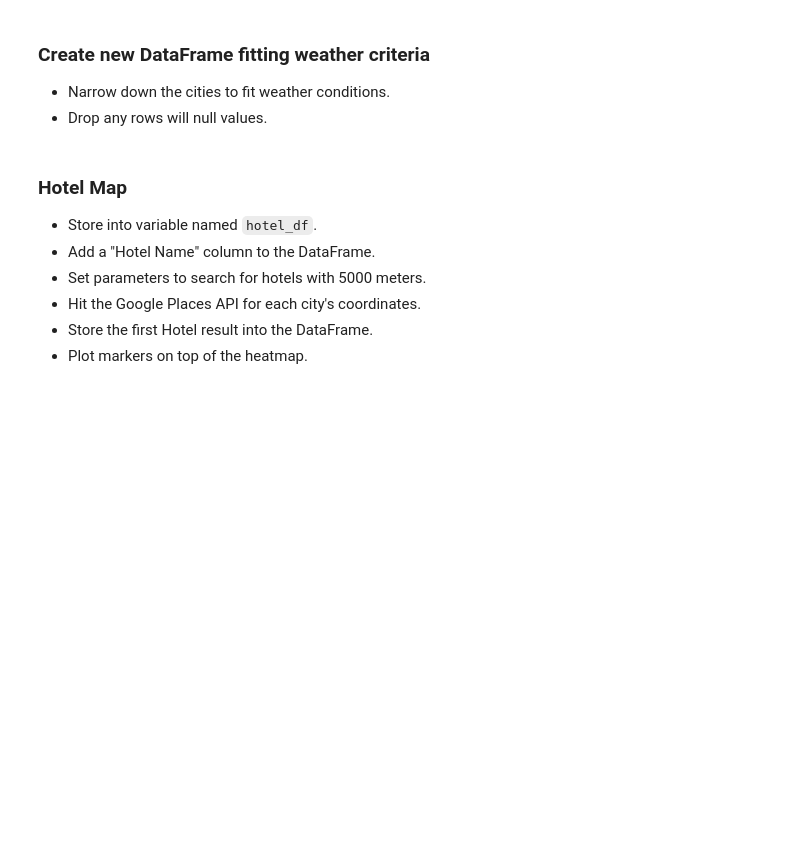
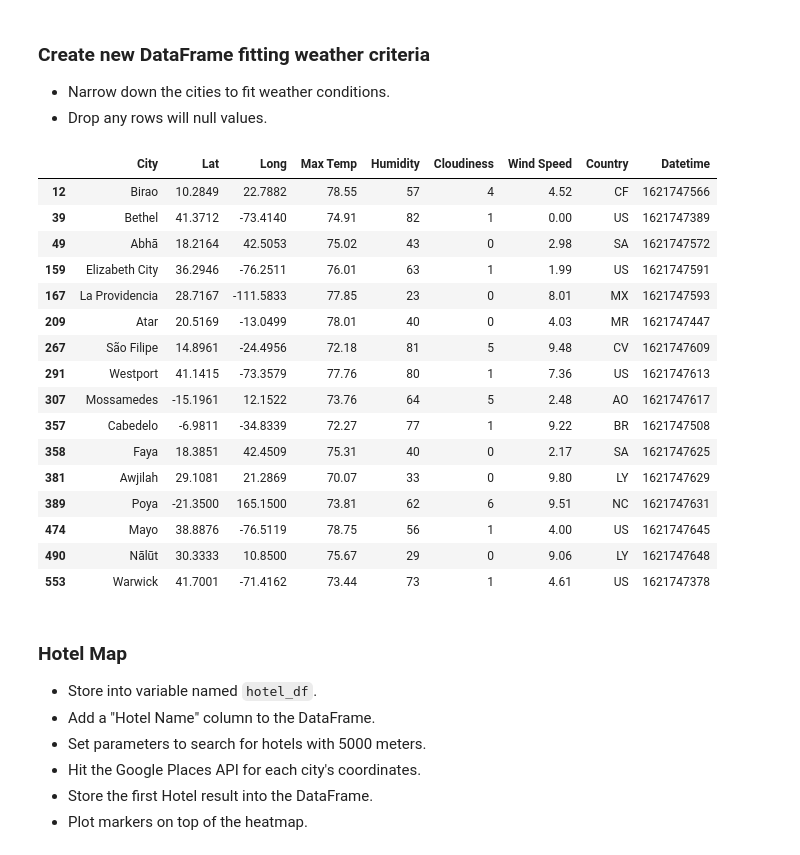
Before and after one commit to adamholcomb/python-api-challenge, a Jupyter notebook: VacationPy/VacationPy.ipynb, the cells around one changed output. Saved outputs shown, nothing was run; the diff lists cells and outputs as text; code cells hidden in the pictures; blank space fills up the shorter version.

```diff
--- a/VacationPy/VacationPy.ipynb
+++ b/VacationPy/VacationPy.ipynb
@@ -59,6 +60,32 @@ humidity_heatmap
 ### Create new DataFrame fitting weather criteria
 * Narrow down the cities to fit weather conditions.
 * Drop any rows will null values.
+# %%
+# Narrow down temp range to between 70 and 80 degrees, wind speed under 10 mph, and cloudiness less than 15%
+hotel_df = city_df.loc[city_df["Max Temp"] > 70]
+hotel_df = hotel_df.loc[city_df["Max Temp"] < 80]
+hotel_df = hotel_df.loc[city_df["Wind Speed"] < 10]
+hotel_df = hotel_df.loc[city_df["Cloudiness"] < 15]
+hotel_df = hotel_df.dropna(how='any')
+hotel_df
+# %% [output]
+|  | City | Lat | Long | Max Temp | Humidity | Cloudiness | Wind Speed | Country | Datetime |
+| 12 | Birao | 10.2849 | 22.7882 | 78.55 | 57 | 4 | 4.52 | CF | 1621747566 |
+| 39 | Bethel | 41.3712 | -73.4140 | 74.91 | 82 | 1 | 0.00 | US | 1621747389 |
+| 49 | Abhā | 18.2164 | 42.5053 | 75.02 | 43 | 0 | 2.98 | SA | 1621747572 |
+| 159 | Elizabeth City | 36.2946 | -76.2511 | 76.01 | 63 | 1 | 1.99 | US | 1621747591 |
+| 167 | La Providencia | 28.7167 | -111.5833 | 77.85 | 23 | 0 | 8.01 | MX | 1621747593 |
+| 209 | Atar | 20.5169 | -13.0499 | 78.01 | 40 | 0 | 4.03 | MR | 1621747447 |
+| 267 | São Filipe | 14.8961 | -24.4956 | 72.18 | 81 | 5 | 9.48 | CV | 1621747609 |
+| 291 | Westport | 41.1415 | -73.3579 | 77.76 | 80 | 1 | 7.36 | US | 1621747613 |
+| 307 | Mossamedes | -15.1961 | 12.1522 | 73.76 | 64 | 5 | 2.48 | AO | 1621747617 |
+| 357 | Cabedelo | -6.9811 | -34.8339 | 72.27 | 77 | 1 | 9.22 | BR | 1621747508 |
+| 358 | Faya | 18.3851 | 42.4509 | 75.31 | 40 | 0 | 2.17 | SA | 1621747625 |
+| 381 | Awjilah | 29.1081 | 21.2869 | 70.07 | 33 | 0 | 9.80 | LY | 1621747629 |
+| 389 | Poya | -21.3500 | 165.1500 | 73.81 | 62 | 6 | 9.51 | NC | 1621747631 |
+| 474 | Mayo | 38.8876 | -76.5119 | 78.75 | 56 | 1 | 4.00 | US | 1621747645 |
+| 490 | Nālūt | 30.3333 | 10.8500 | 75.67 | 29 | 0 | 9.06 | LY | 1621747648 |
+| 553 | Warwick | 41.7001 | -71.4162 | 73.44 | 73 | 1 | 4.61 | US | 1621747378 |
 # %% [markdown]
 ### Hotel Map
 * Store into variable named `hotel_df`.
```
Also changed, not shown: parts of 4 cells of this notebook, 1 other file.
